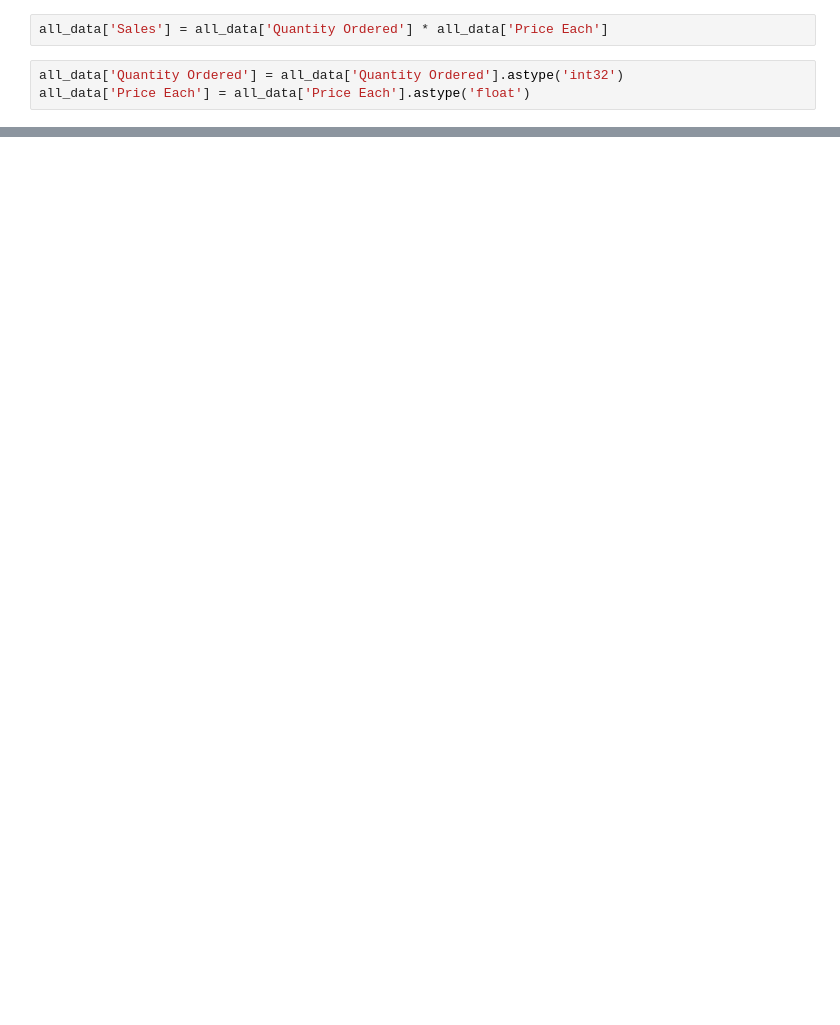
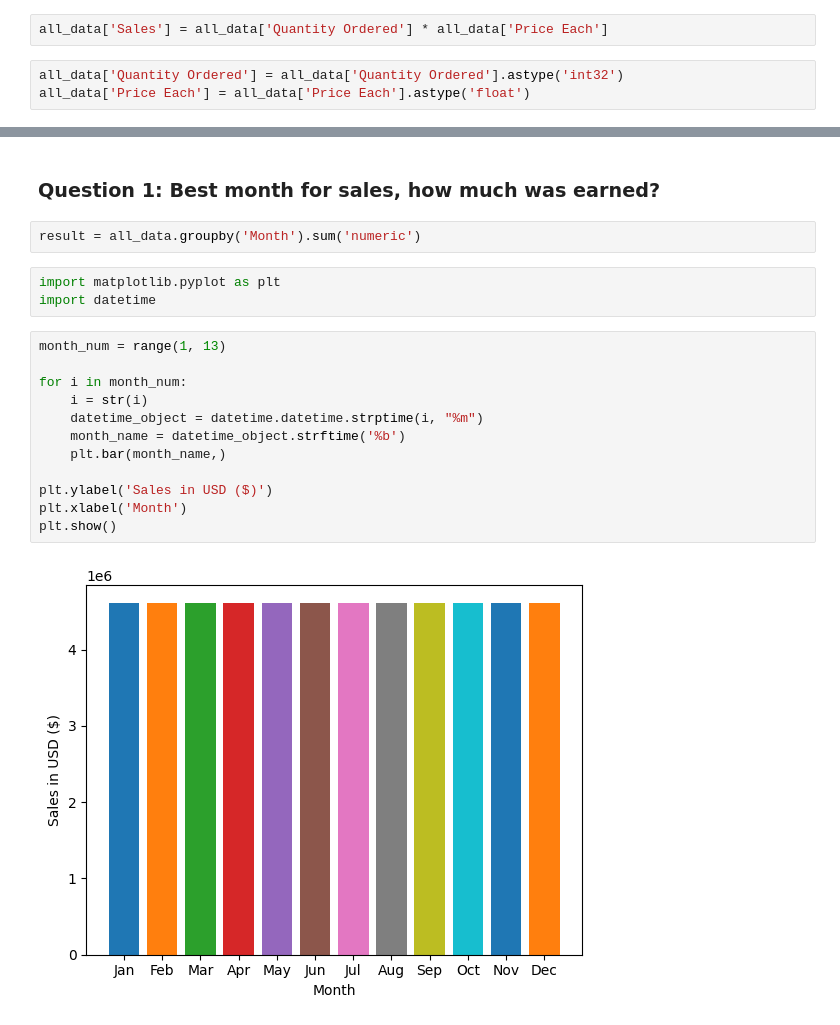
Before and after one commit to mitzu-93/sales-anal, a Jupyter notebook: Pandas Sales Analysis.ipynb, the cells around one changed output, grey strips where cells are left out. Drawn from its saved outputs; the diff is of its cells as text; blank space fills up the shorter version.

```diff
--- a/Pandas Sales Analysis.ipynb
+++ b/Pandas Sales Analysis.ipynb
@@ -120,0 +104,21 @@ plt.show()
+# %% [markdown]
+### Question 1: Best month for sales, how much was earned?
+# %%
+result = all_data.groupby('Month').sum('numeric')
+# %%
+import matplotlib.pyplot as plt
+import datetime
+# %%
+month_num = range(1, 13)
+
+for i in month_num:
+    i = str(i)
+    datetime_object = datetime.datetime.strptime(i, "%m")
+    month_name = datetime_object.strftime('%b')
+    plt.bar(month_name,)
+
+plt.ylabel('Sales in USD ($)')
+plt.xlabel('Month')
+plt.show()
+# %% [output]
+[figure, added]
```
Also changed, not shown: parts of 15 cells of this notebook.
